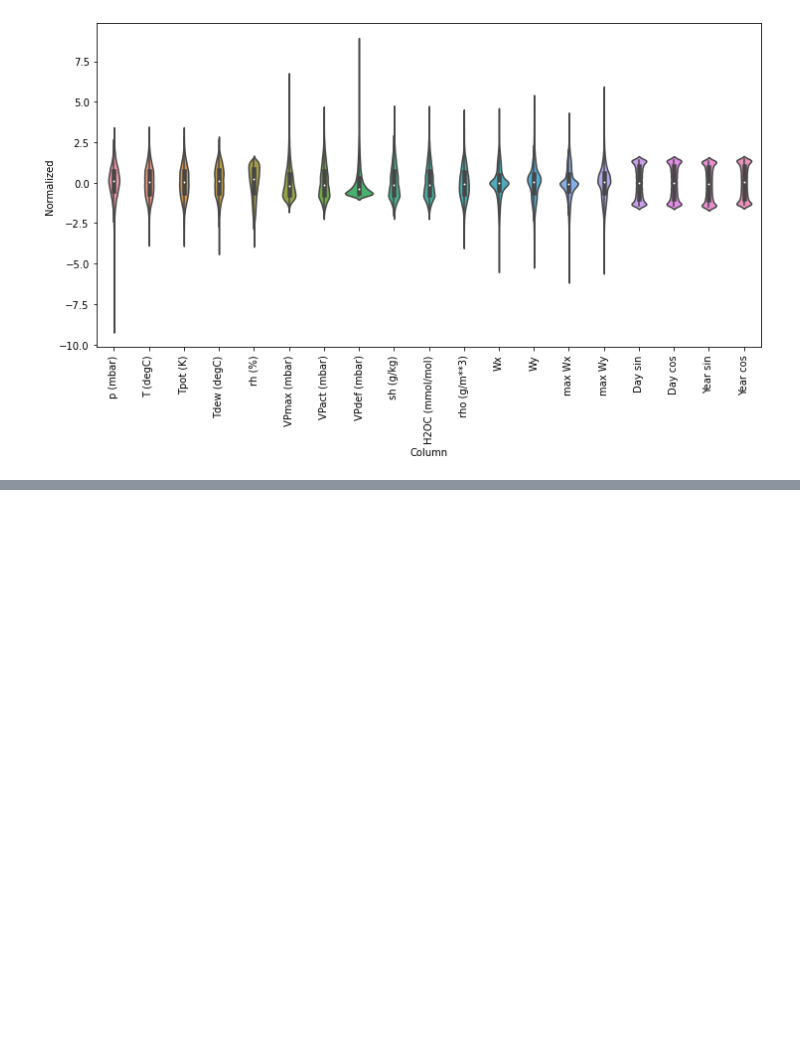
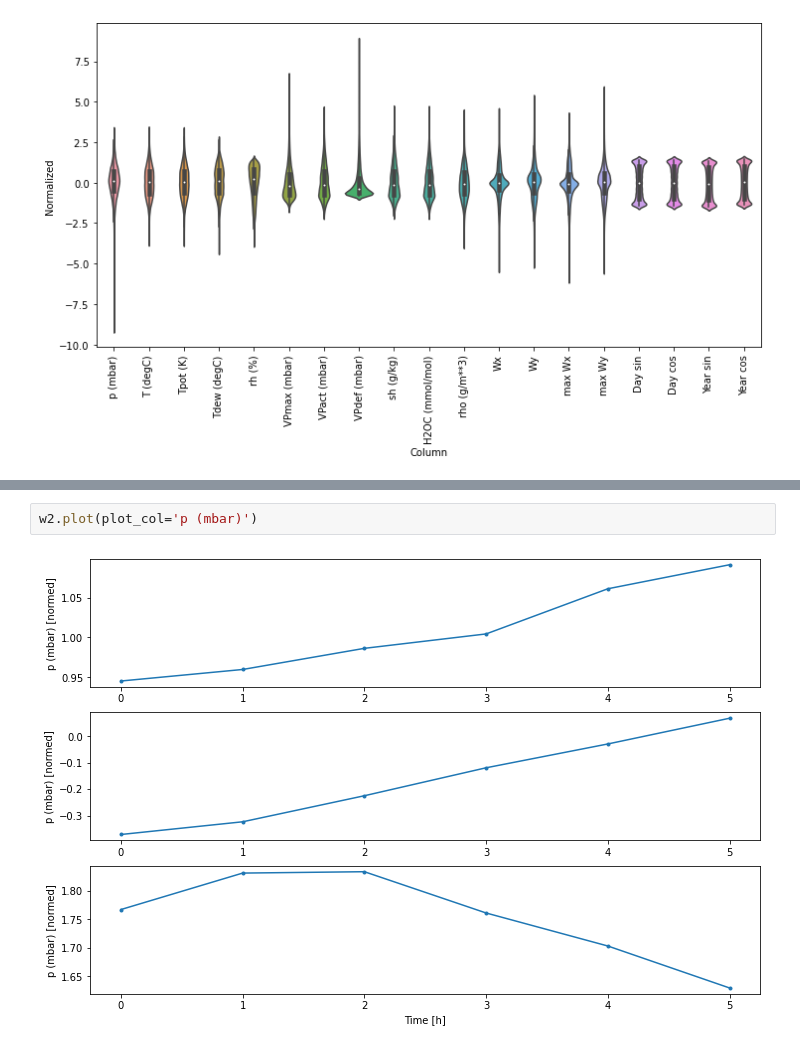
Before and after one commit to Chirag314/Time-series-weather-forecast, a Jupyter notebook: Time_series_weather_forecast.ipynb, the cells around one changed output, grey strips where cells are left out. Saved outputs shown, nothing was run; the diff lists cells and outputs as text; blank space fills up the shorter version.

```diff
--- a/Time_series_weather_forecast.ipynb
+++ b/Time_series_weather_forecast.ipynb
@@ -178,0 +310,4 @@ _ = ax.set_xticklabels(df.keys(), rotation=90)
+# %%
+w2.plot(plot_col='p (mbar)')
+# %% [output]
+[figure, added]
```
Also changed, not shown: parts of 28 cells of this notebook.
